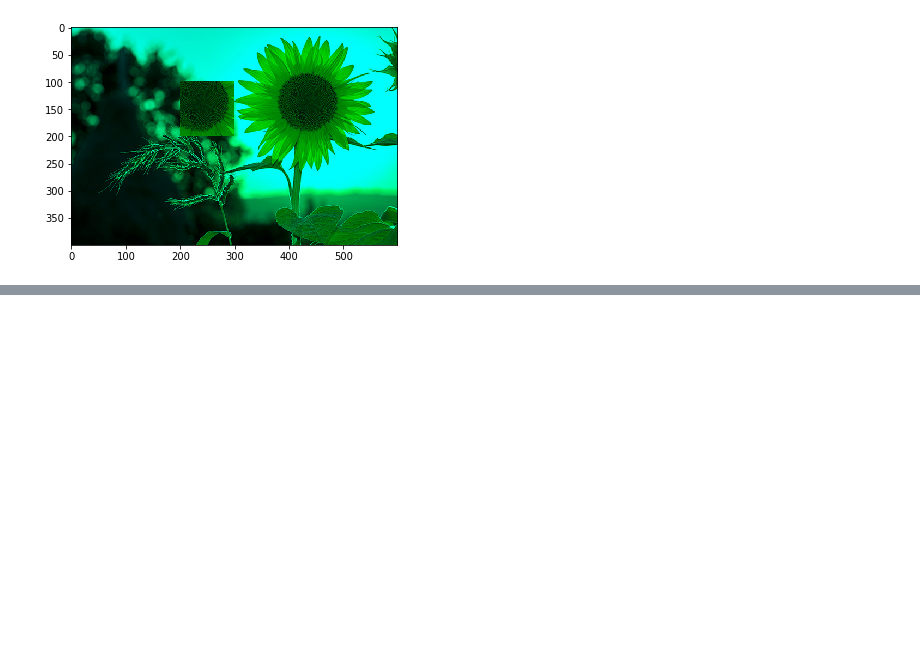
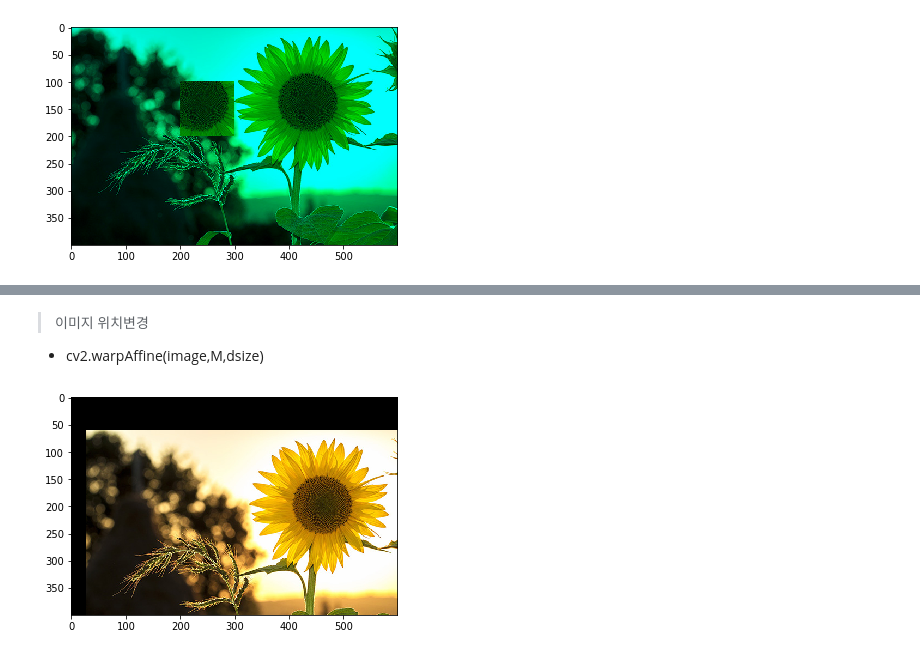
Before and after one commit to LEEHYUNJI94/Python, a Jupyter notebook: Open CV.ipynb, the cells around one changed output, grey strips where cells are left out. Cells and saved outputs as stored; diff of their text form; code cells hidden in the pictures; blank space fills up the shorter version.

```diff
--- a/Open CV.ipynb
+++ b/Open CV.ipynb
@@ -116,0 +150,22 @@ plt.show()
+# %% [markdown]
+
+
+> 이미지 위치변경
+*   cv2.warpAffine(image,M,dsize)
+# %%
+import cv2
+import matplotlib.pyplot as plt
+import numpy as np
+
+img_WA=cv2.imread("sunflower.jpg")
+height,width = img_WA.shape[:2]    #shape에서 행과 열 정보만 가져옴 shape-행 높이,열 너비,너비
+
+#####변환행렬만들기#####
+M=np.float32([[1,0,27],[0,1,60]])  #이동 :  a+tx(27),b+ty(60)좌표를 나타냄
+
+#####변환행렬사용#####
+WA=cv2.warpAffine(img_WA,M,(width,height))  # dsize=None이여도 결과 같음
+plt.imshow(cv2.cvtColor(WA,cv2.COLOR_BGR2RGB))
+plt.show()
+# %% [output]
+[figure, added]
```
Also changed, not shown: parts of 14 cells of this notebook.
